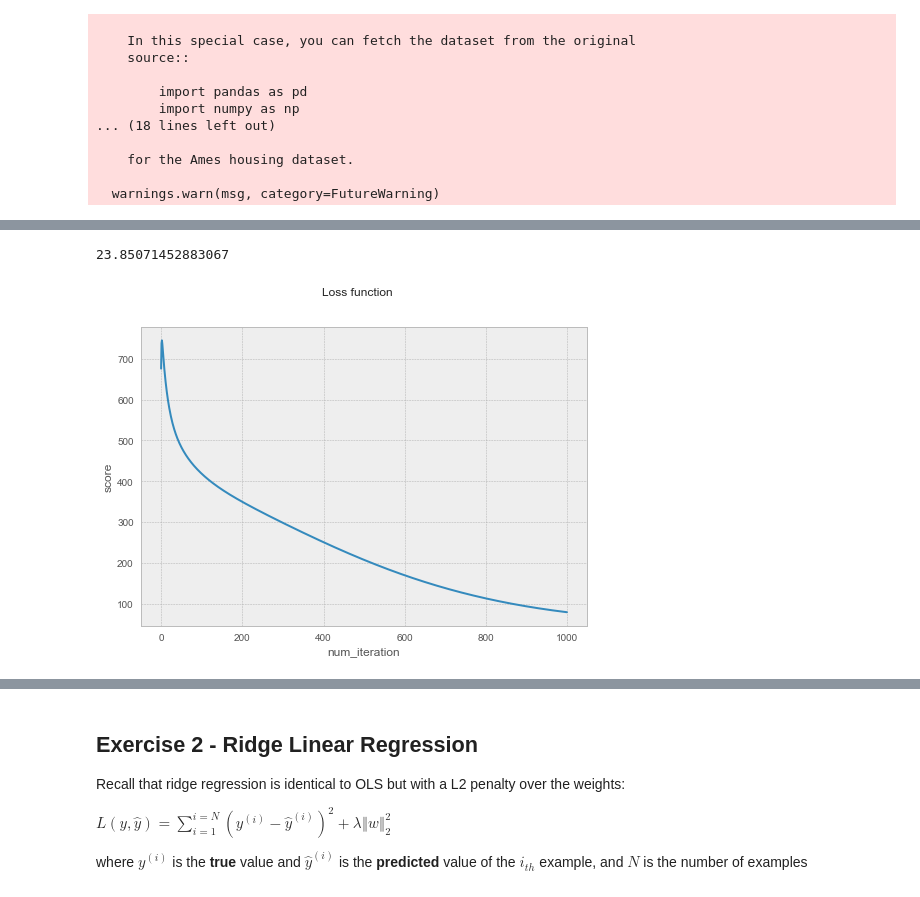
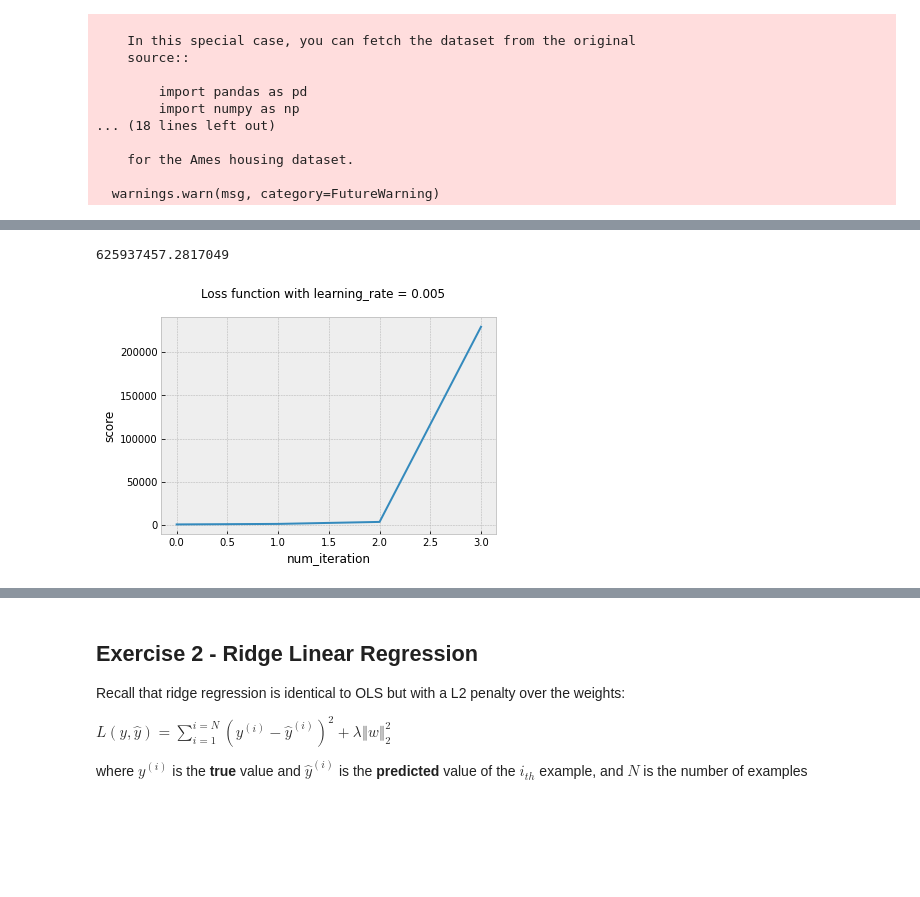
Before and after one commit to tansla/ydata_supervised_hw2, a Jupyter notebook: Regression_&_Regularization_Exercise.ipynb, the cells around one changed output, grey strips where cells are left out. Cells and saved outputs as stored; diff of their text form; code cells hidden in the pictures; blank space fills up the shorter version.

```diff
--- a/Regression_&_Regularization_Exercise.ipynb
+++ b/Regression_&_Regularization_Exercise.ipynb
@@ -143,11 +143,14 @@ my_ols.fit(X_train,y_train)
 y_pred = my_ols.predict(X_test)
 # %%
 plt.style.use('bmh')
-fig, ax = plt.subplots()
+fig, ax = plt.subplots(figsize=(5,5))
 ax.scatter(y_test,y_pred)
 fig.suptitle('Predicted vs true labels')
 ax.set_xlabel('True labels')
 ax.set_ylabel('Predicted labels')
+x_max_lim = max(y_test.max(),y_pred.max())*1.05
+ax.set_xlim(0,x_max_lim)
+ax.set_ylim(0,x_max_lim)
 # fig.savefig('q1.png', dpi=300)
 fig.show()
 # %% [output]
@@ -189,7 +192,9 @@ Since our pvalue (0.3382) >= 0.05 we CANNOT REJECT the null hypothesis
 # The class should get as a parameter the learning rate and number of iteration.
 # Plot the loss convergance. for each alpha, learning rate plot the MSE with respect to number of iterations.
 # What is the effect of learning rate?
+
 # How would you find number of iteration automatically?
+# A: We could set a treshhold for stop by using the loss convergance
 # Note: Gradient Descent does not work well when features are not scaled evenly (why?!). Be sure to normalize your feature first.
 class Normalizer():
   def __init__(self):
@@ -235,7 +240,7 @@ class OlsGd(Ols):
         if losses[-1] > losses[-2]:
           break
     fig, ax = plt.subplots()
-    fig.suptitle('Loss function')
+    fig.suptitle(f'Loss function with learning_rate = {self.learning_rate}')
     ax.set_xlabel('num_iteration')
     ax.set_ylabel('score')
     plt.plot(losses)
@@ -258,10 +263,10 @@ class OlsGd(Ols):
     self.w = self.w -  (np.matmul(X.transpose(), np.matmul(X,self.w) - Y))*self.learning_rate
 # %%
 X_train, X_test, y_train, y_test = train_test_split(X, y, test_size=0.25)
-my_ols = OlsGd(num_iteration=1000,learning_rate=.0005)
+my_ols = OlsGd(num_iteration=1000,learning_rate=.005)
 my_ols.fit(X_train,y_train)
 y_pred = my_ols.predict(X_test)
 my_ols.score(y_pred,y_test)
 # %% [output]
-23.85071452883067
+625937457.2817049
-[figure, old version]
+[figure, new version]
```
Also changed, not shown: parts of 4 cells of this notebook.
